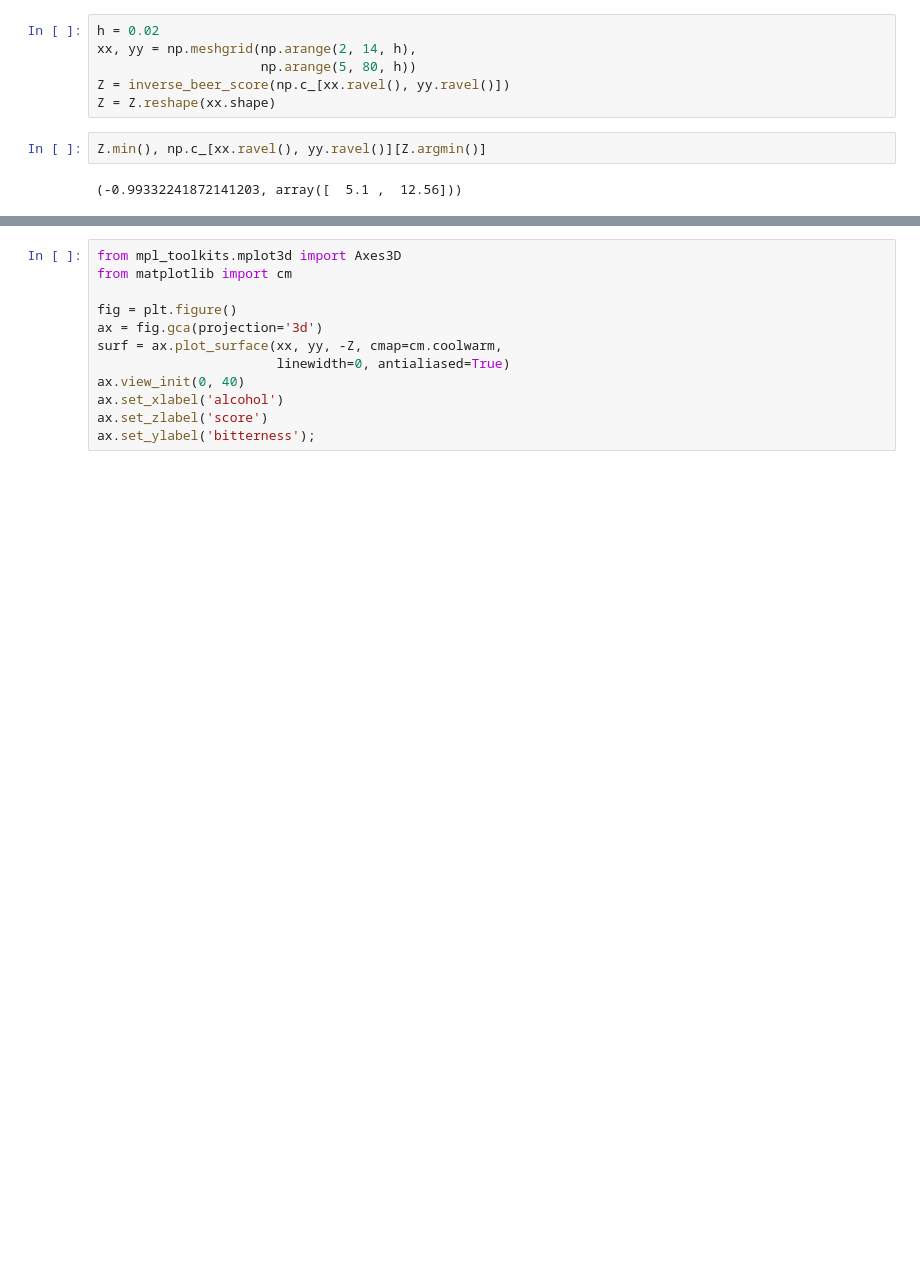
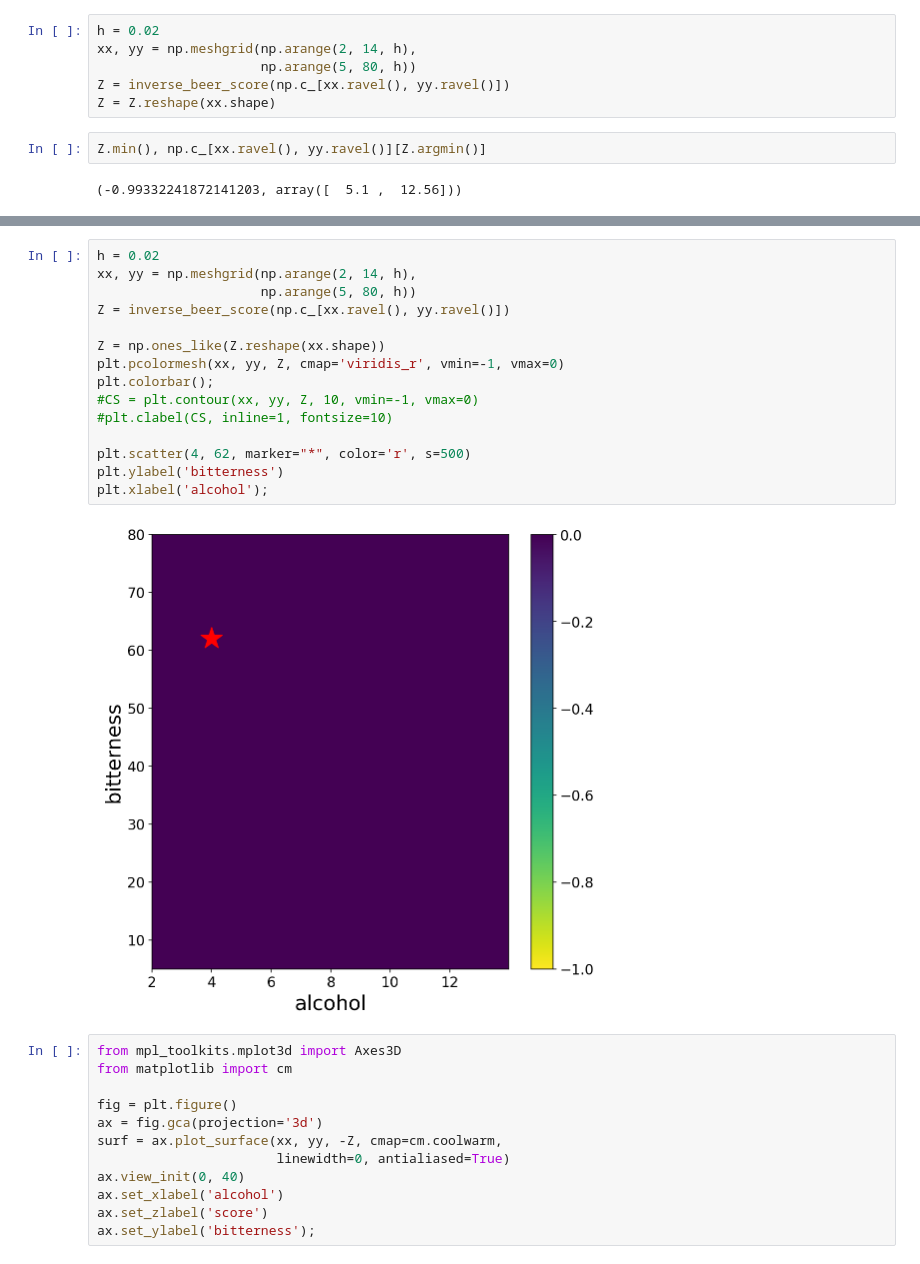
Before and after one commit to wildtreetech/bayesian-optimisation, a Jupyter notebook: beer-opt.ipynb, the cells around one changed output, grey strips where cells are left out. Cells and saved outputs as stored; diff of their text form; blank space fills up the shorter version.

```diff
--- a/beer-opt.ipynb
+++ b/beer-opt.ipynb
@@ -83,3 +114,20 @@ plt.xlabel('alcohol');
+# %%
+h = 0.02
+xx, yy = np.meshgrid(np.arange(2, 14, h),
+                     np.arange(5, 80, h))
+Z = inverse_beer_score(np.c_[xx.ravel(), yy.ravel()])
+
+Z = np.ones_like(Z.reshape(xx.shape))
+plt.pcolormesh(xx, yy, Z, cmap='viridis_r', vmin=-1, vmax=0)
+plt.colorbar();
+#CS = plt.contour(xx, yy, Z, 10, vmin=-1, vmax=0)
+#plt.clabel(CS, inline=1, fontsize=10)
+
+plt.scatter(4, 62, marker="*", color='r', s=500)
+plt.ylabel('bitterness')
+plt.xlabel('alcohol');
+# %% [output]
+[figure, added]
 # %%
 from mpl_toolkits.mplot3d import Axes3D
 from matplotlib import cm
```
Also changed, not shown: parts of 21 cells of this notebook, 2 other files.
